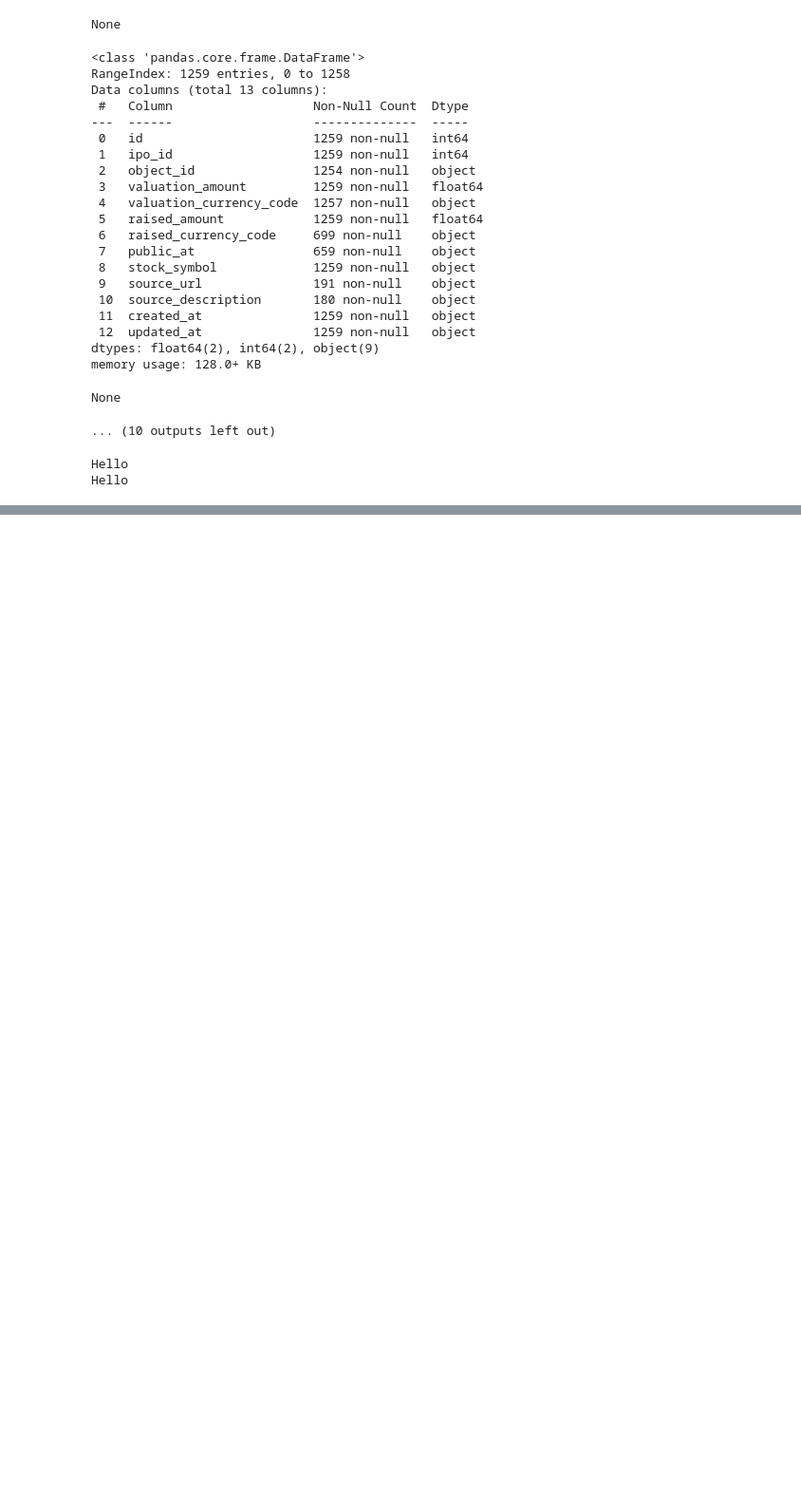
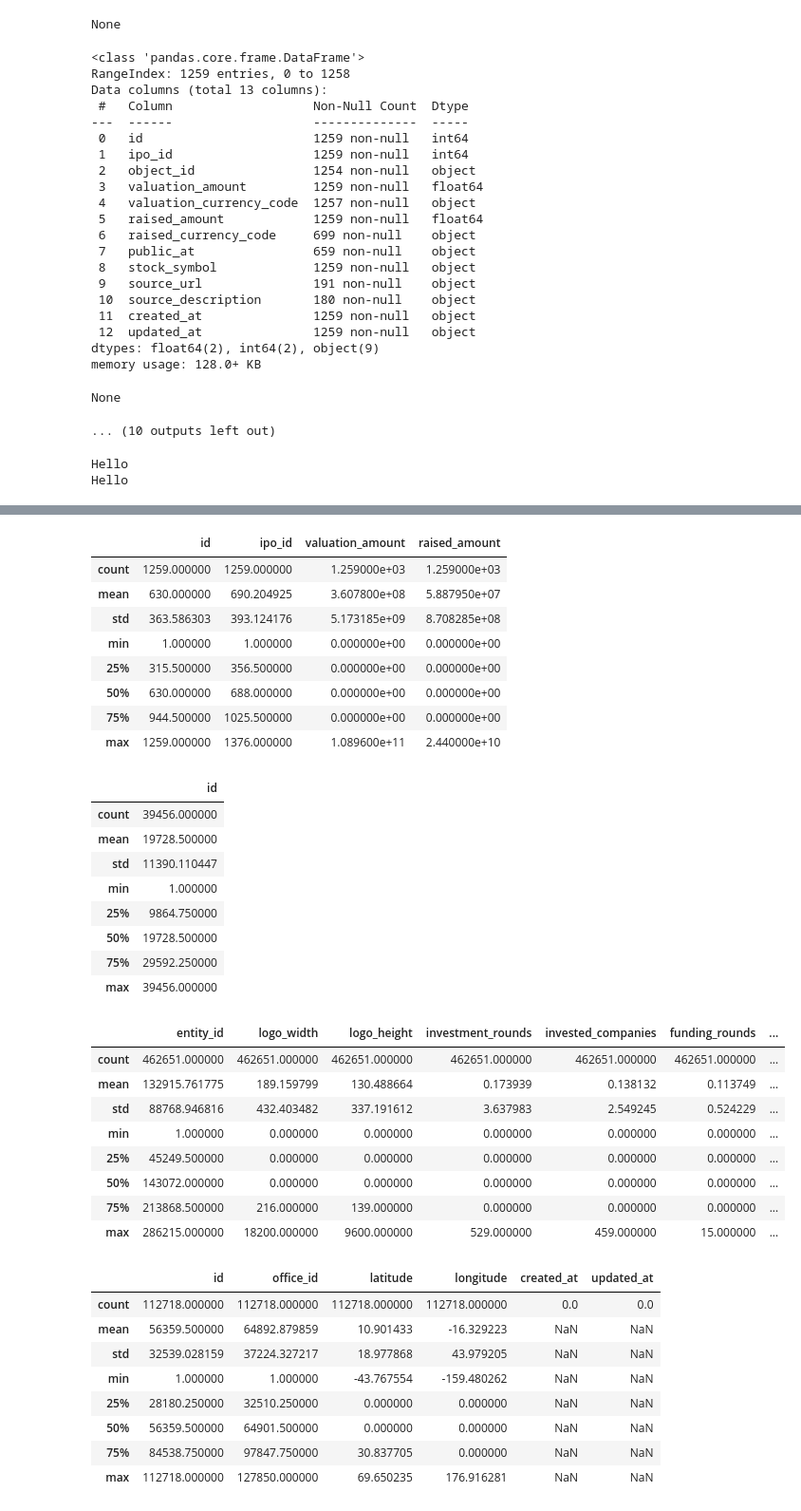
Before and after one commit to hiipseal/Final_project, a Jupyter notebook: FinalProject.ipynb, the cells around one changed output, grey strips where cells are left out. Shown: that part at 95% size. Cells and saved outputs as stored; diff of their text form; code cells hidden in the pictures; blank space fills up the shorter version.

```diff
--- a/FinalProject.ipynb
+++ b/FinalProject.ipynb
@@ -235,3 +235,23 @@ print("Hello")
 # %% [output]
 Hello
 Hello
+# %%
+#########################
+# 변경자: 채연
+# 변경일자: 25.11.25
+# 변경내용:
+# 1. 각 테이블 info() 확인
+#########################
+
+display(Acquisitions.describe())
+display(Degrees.describe())
+display(FundingRounds.describe())
+display(Funds.describe())
+display(Investments.describe())
+display(Ipos.describe())
+display(Milestones.describe())
+display(Objects.describe())
+display(Offices.describe())
+display(People.describe())
+display(Relationships.describe())
+# %% [output]
@@ -237,0 +303,36 @@ Hello
+|  | id | ipo_id | valuation_amount | raised_amount |
+| count | 1259.000000 | 1259.000000 | 1.259000e+03 | 1.259000e+03 |
+| mean | 630.000000 | 690.204925 | 3.607800e+08 | 5.887950e+07 |
+| std | 363.586303 | 393.124176 | 5.173185e+09 | 8.708285e+08 |
+| min | 1.000000 | 1.000000 | 0.000000e+00 | 0.000000e+00 |
+| 25% | 315.500000 | 356.500000 | 0.000000e+00 | 0.000000e+00 |
+| 50% | 630.000000 | 688.000000 | 0.000000e+00 | 0.000000e+00 |
+| 75% | 944.500000 | 1025.500000 | 0.000000e+00 | 0.000000e+00 |
+| max | 1259.000000 | 1376.000000 | 1.089600e+11 | 2.440000e+10 |
+|  | id |
+| count | 39456.000000 |
+| mean | 19728.500000 |
+| std | 11390.110447 |
+| min | 1.000000 |
+| 25% | 9864.750000 |
+| 50% | 19728.500000 |
+| 75% | 29592.250000 |
+| max | 39456.000000 |
+|  | entity_id | logo_width | logo_height | investment_rounds | invested_companies | funding_rounds | ... |
+| count | 462651.000000 | 462651.000000 | 462651.000000 | 462651.000000 | 462651.000000 | 462651.000000 | ... |
+| mean | 132915.761775 | 189.159799 | 130.488664 | 0.173939 | 0.138132 | 0.113749 | ... |
+| std | 88768.946816 | 432.403482 | 337.191612 | 3.637983 | 2.549245 | 0.524229 | ... |
+| min | 1.000000 | 0.000000 | 0.000000 | 0.000000 | 0.000000 | 0.000000 | ... |
+| 25% | 45249.500000 | 0.000000 | 0.000000 | 0.000000 | 0.000000 | 0.000000 | ... |
+| 50% | 143072.000000 | 0.000000 | 0.000000 | 0.000000 | 0.000000 | 0.000000 | ... |
+| 75% | 213868.500000 | 216.000000 | 139.000000 | 0.000000 | 0.000000 | 0.000000 | ... |
+| max | 286215.000000 | 18200.000000 | 9600.000000 | 529.000000 | 459.000000 | 15.000000 | ... |
+|  | id | office_id | latitude | longitude | created_at | updated_at |
+| count | 112718.000000 | 112718.000000 | 112718.000000 | 112718.000000 | 0.0 | 0.0 |
+| mean | 56359.500000 | 64892.879859 | 10.901433 | -16.329223 | NaN | NaN |
+| std | 32539.028159 | 37224.327217 | 18.977868 | 43.979205 | NaN | NaN |
+| min | 1.000000 | 1.000000 | -43.767554 | -159.480262 | NaN | NaN |
+| 25% | 28180.250000 | 32510.250000 | 0.000000 | 0.000000 | NaN | NaN |
+| 50% | 56359.500000 | 64901.500000 | 0.000000 | 0.000000 | NaN | NaN |
+| 75% | 84538.750000 | 97847.750000 | 30.837705 | 0.000000 | NaN | NaN |
+| max | 112718.000000 | 127850.000000 | 69.650235 | 176.916281 | NaN | NaN |
```
Also changed, not shown: parts of 1 cell of this notebook.
